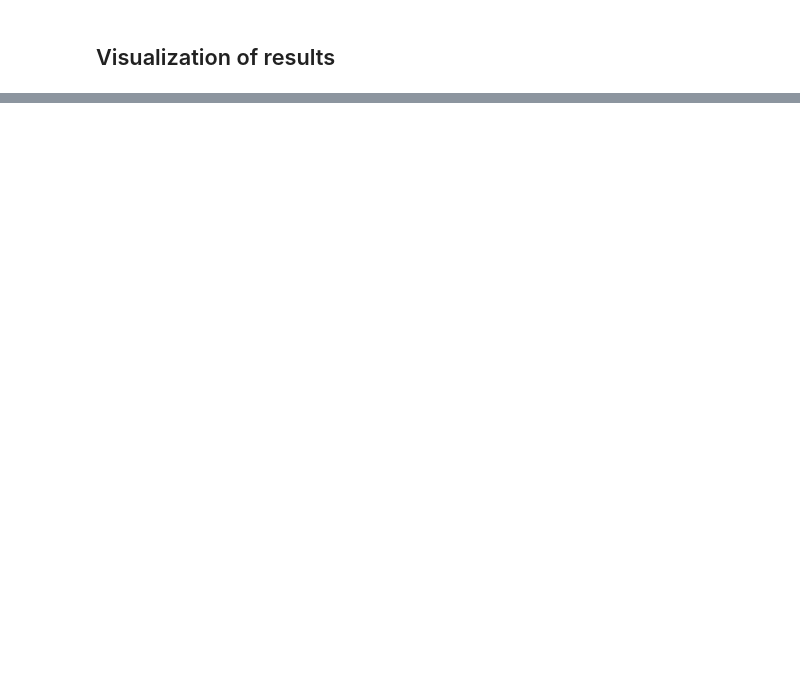
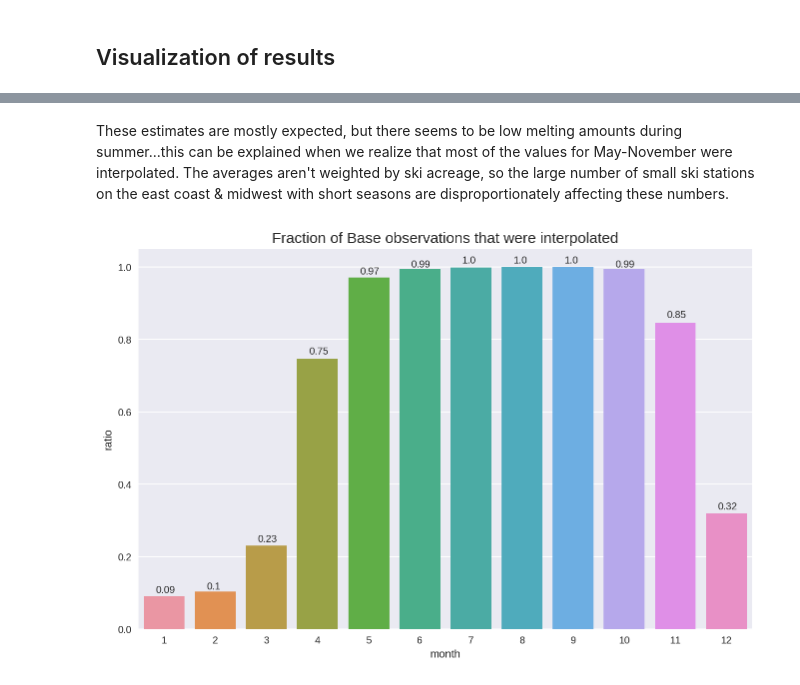
Before and after one commit to chrisoyer/ski-snow-modeling, a Jupyter notebook: src/analysis/snow_nonts_analysis.ipynb, the cells around one changed output, grey strips where cells are left out. Saved outputs shown, nothing was run; the diff lists cells and outputs as text; code cells hidden in the pictures; blank space fills up the shorter version.

```diff
--- a/src/analysis/snow_nonts_analysis.ipynb
+++ b/src/analysis/snow_nonts_analysis.ipynb
@@ -420,0 +456,16 @@ az_data = az.from_pystan(
+# %% [markdown]
+These estimates are mostly expected, but there seems to be low melting amounts during summer...this can be explained when we realize that most of the values for May-November were interpolated. The averages aren't weighted by ski acreage, so the large number of small ski stations on the east coast & midwest with short seasons are disproportionately affecting these numbers.
+# %%
+interpo_ratios=(long_series_df
+    .assign(month=lambda x: x.pseudo_ts.dt.month)
+    .groupby('month')
+    .apply(lambda x: x.basecol_interpolated.sum()/x.shape[0])
+    .to_frame()
+    .reset_index()
+    .rename(columns={0:'ratio'})
+)
+sns.barplot(data=interpo_ratios, x='month', y='ratio')
+plt.title('Fraction of Base observations that were interpolated', fontsize=15)
+[plt.text((i-.17), value+.01, str(value)) for i, value in enumerate(interpo_ratios.ratio.round(2).to_numpy())];
+# %% [output]
+[figure, added]
```
Also changed, not shown: parts of 28 cells of this notebook.
